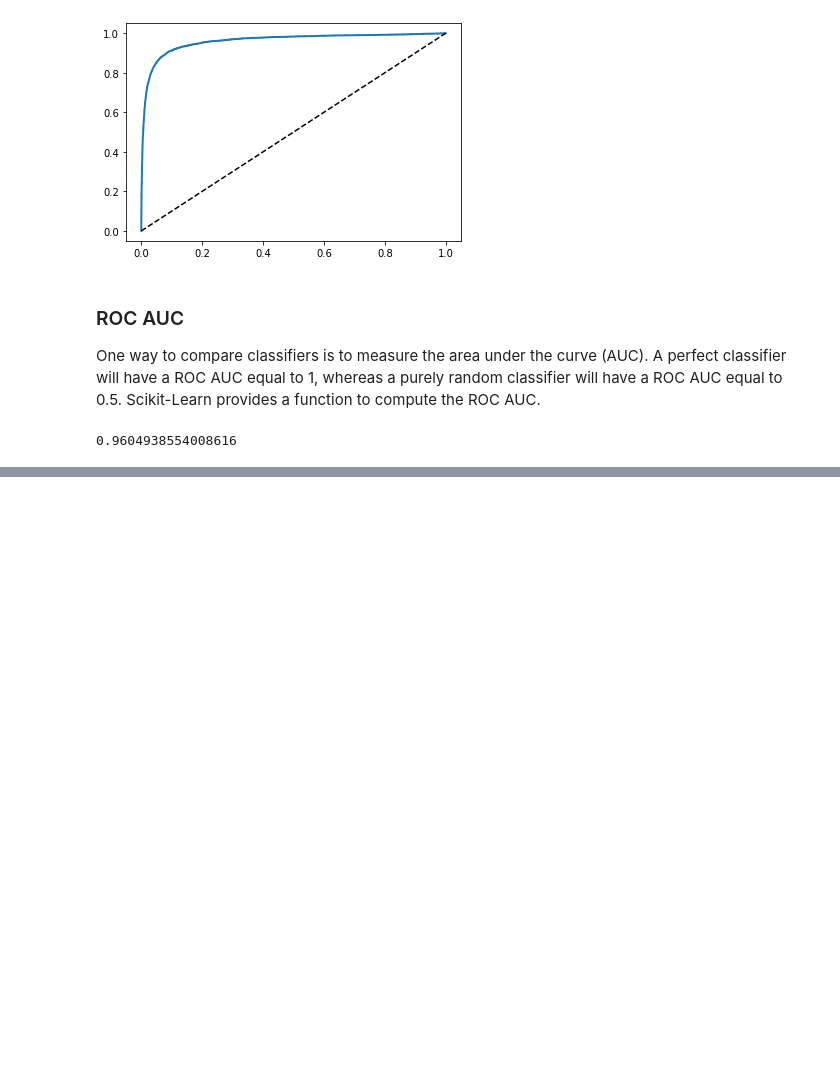
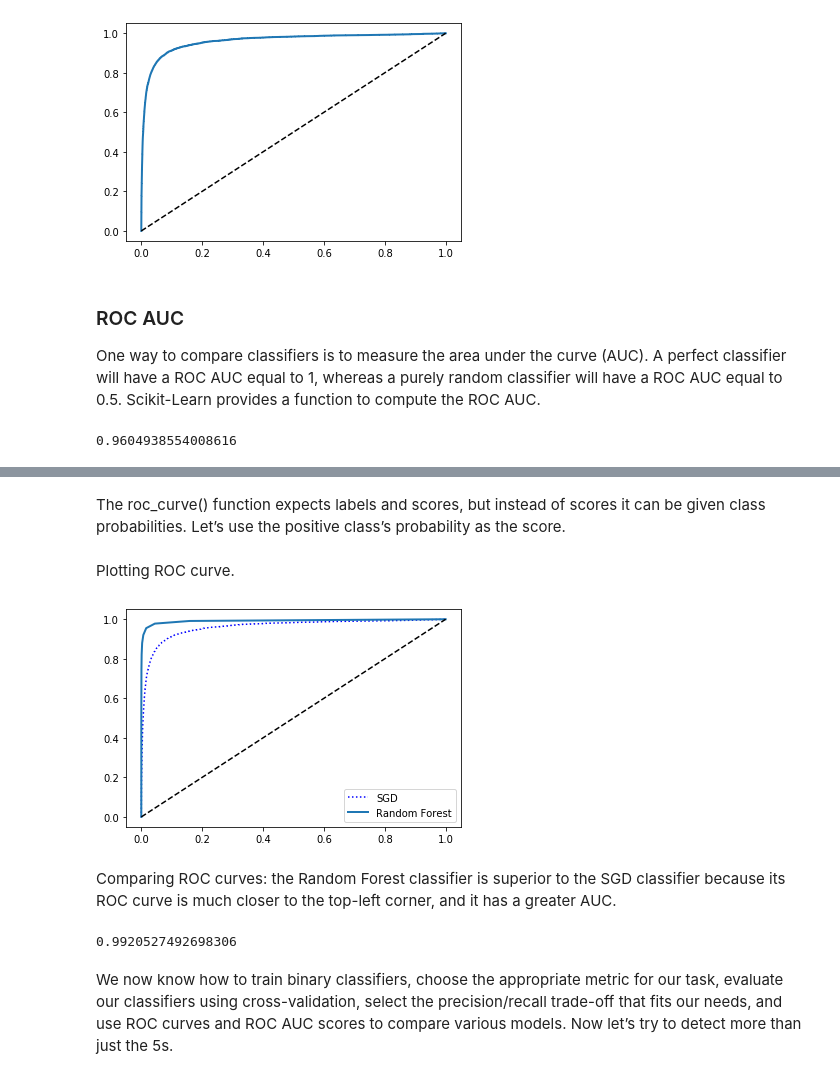
Before and after one commit to raoamalik/machine_learning_models, a Jupyter notebook: image_processing_using_scikit_learn.ipynb, the cells around one changed output, grey strips where cells are left out. Cells and saved outputs as stored; diff of their text form; code cells hidden in the pictures; blank space fills up the shorter version.

```diff
--- a/image_processing_using_scikit_learn.ipynb
+++ b/image_processing_using_scikit_learn.ipynb
@@ -264,0 +269,28 @@ roc_auc_score(y_train_5, y_scores)
+# %%
+from sklearn.ensemble import RandomForestClassifier
+
+forest_clf = RandomForestClassifier(random_state=42)
+y_probas_forest = cross_val_predict(forest_clf, X_train, y_train_5, cv=3,
+                                    method="predict_proba")
+# %% [markdown]
+The roc_curve() function expects labels and scores, but instead of scores it can be given class probabilities. Let’s use the positive class’s probability as the score.
+# %%
+y_scores_forest = y_probas_forest[:, 1]   # score = proba of positive class
+fpr_forest, tpr_forest, thresholds_forest = roc_curve(y_train_5,y_scores_forest)
+# %% [markdown]
+Plotting ROC curve.
+# %%
+plt.plot(fpr, tpr, "b:", label="SGD")
+plot_roc_curve(fpr_forest, tpr_forest, "Random Forest")
+plt.legend(loc="lower right")
+plt.show()
+# %% [output]
+[figure, added]
+# %% [markdown]
+Comparing ROC curves: the Random Forest classifier is superior to the SGD classifier because its ROC curve is much closer to the top-left corner, and it has a greater AUC.
+# %%
+ roc_auc_score(y_train_5, y_scores_forest)
+# %% [output]
+0.9920527492698306
+# %% [markdown]
+We now know how to train binary classifiers, choose the appropriate metric for our task, evaluate our classifiers using cross-validation, select the precision/recall trade-off that fits our needs, and use ROC curves and ROC AUC scores to compare various models. Now let’s try to detect more than just the 5s.
```
Also changed, not shown: parts of 11 cells of this notebook.
